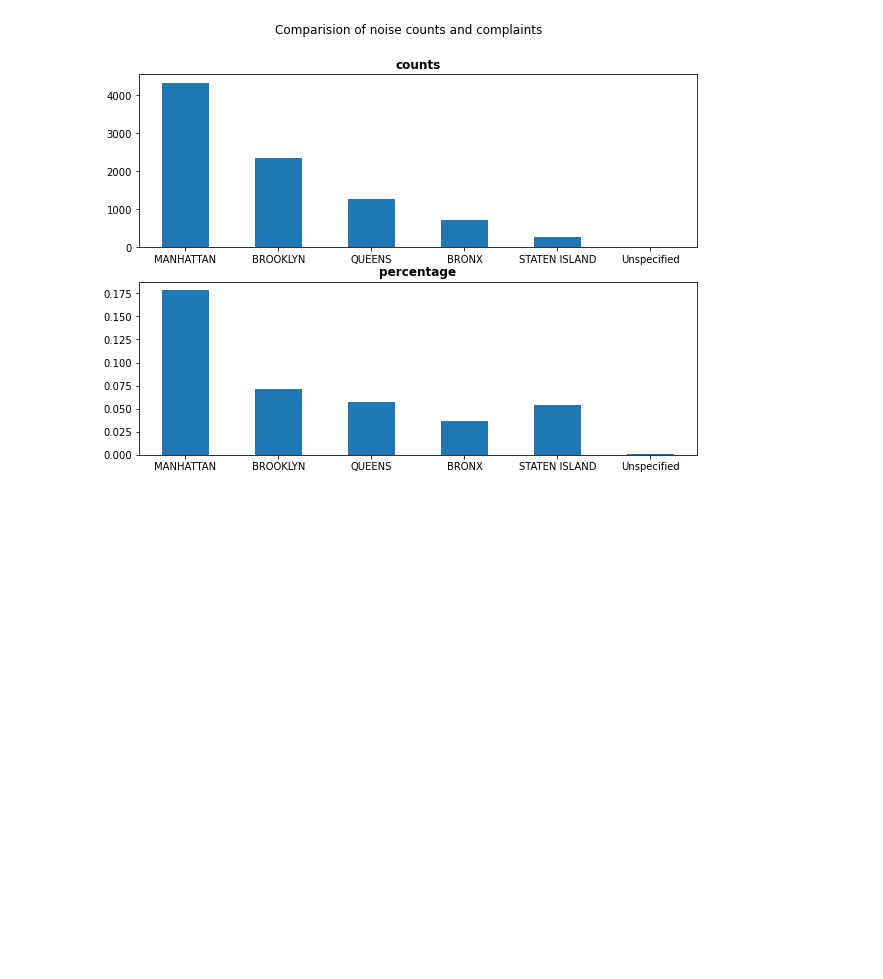
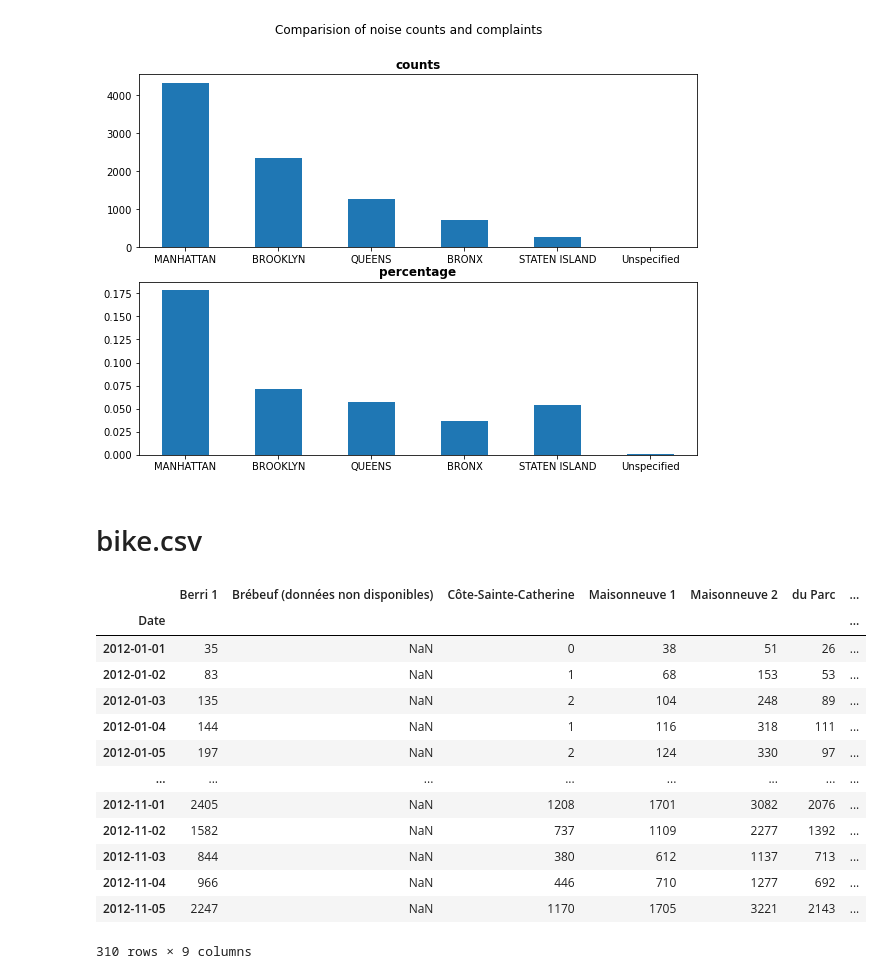
Before and after one commit to mfhhxk/wrangle, a Jupyter notebook: data wrangle.ipynb, the cells around one changed output. Cells and saved outputs as stored; diff of their text form; code cells hidden in the pictures; blank space fills up the shorter version.

```diff
--- a/data wrangle.ipynb
+++ b/data wrangle.ipynb
@@ -301,3 +303,5 @@ for ax, col in zip(axn, ['counts', 'percentage']):
 fig.suptitle('Comparision of noise counts and complaints', fontdict=dict(weight='bold', size=40));
 # %% [output]
 [figure]
+# %% [markdown]
+# bike.csv
@@ -303,0 +318,19 @@ fig.suptitle('Comparision of noise counts and complaints', fontdict=dict(weight=
+# %%
+bikes = pd.read_csv('bikes.csv', sep=';', encoding='latin1', parse_dates=['Date'], dayfirst=True, index_col='Date')
+    # day first = DD/MM
+bikes
+# %% [output]
+|  | Berri 1 | Brébeuf (données non disponibles) | Côte-Sainte-Catherine | Maisonneuve 1 | Maisonneuve 2 | du Parc | ... |
+| Date |  |  |  |  |  |  | ... |
+| 2012-01-01 | 35 | NaN | 0 | 38 | 51 | 26 | ... |
+| 2012-01-02 | 83 | NaN | 1 | 68 | 153 | 53 | ... |
+| 2012-01-03 | 135 | NaN | 2 | 104 | 248 | 89 | ... |
+| 2012-01-04 | 144 | NaN | 1 | 116 | 318 | 111 | ... |
+| 2012-01-05 | 197 | NaN | 2 | 124 | 330 | 97 | ... |
+| ... | ... | ... | ... | ... | ... | ... | ... |
+| 2012-11-01 | 2405 | NaN | 1208 | 1701 | 3082 | 2076 | ... |
+| 2012-11-02 | 1582 | NaN | 737 | 1109 | 2277 | 1392 | ... |
+| 2012-11-03 | 844 | NaN | 380 | 612 | 1137 | 713 | ... |
+| 2012-11-04 | 966 | NaN | 446 | 710 | 1277 | 692 | ... |
+| 2012-11-05 | 2247 | NaN | 1170 | 1705 | 3221 | 2143 | ... |
+310 rows × 9 columns
```
Also changed, not shown: parts of 4 cells of this notebook.
